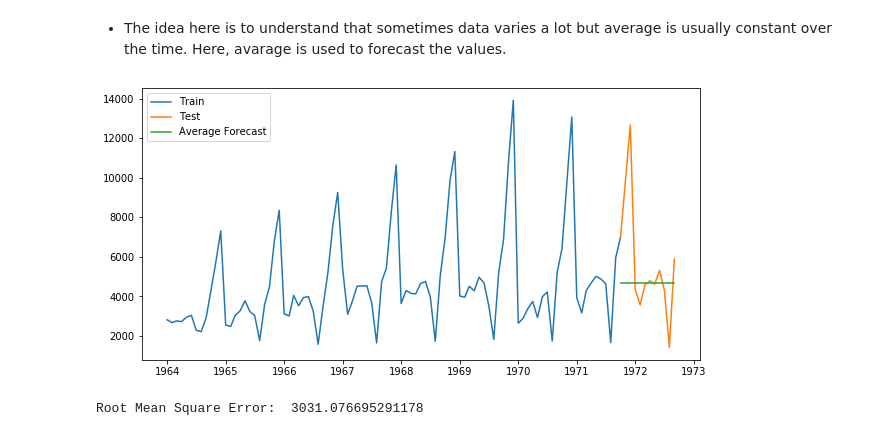
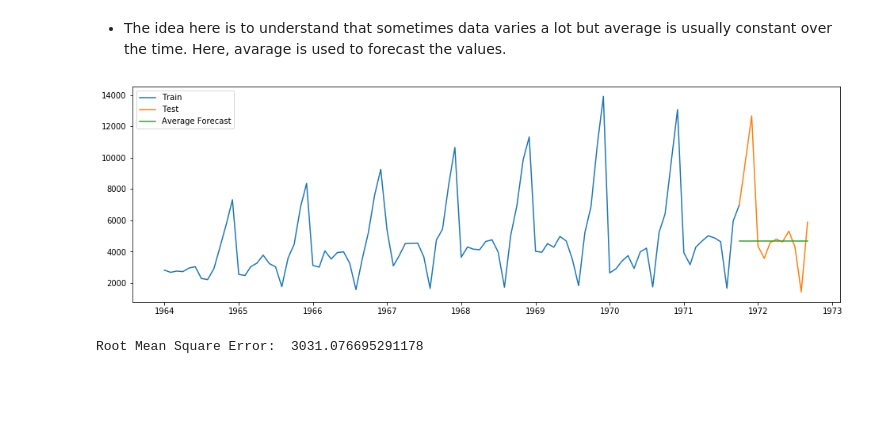
Before and after one commit to yashkanakia/Python, a Jupyter notebook: Time Series Analysis/Champagne_Sales_Forecasting/TimeSeries_ChampagneDataset.ipynb, the cells around one changed output. Cells and saved outputs as stored; diff of their text form; code cells hidden in the pictures; blank space fills up the shorter version.

```diff
--- a/Time Series Analysis/Champagne_Sales_Forecasting/TimeSeries_ChampagneDataset.ipynb
+++ b/Time Series Analysis/Champagne_Sales_Forecasting/TimeSeries_ChampagneDataset.ipynb
@@ -116,14 +126,14 @@ Root Mean Square Error:  3130.3344203668294
 # %%
 y_hat_avg = test.copy()
 y_hat_avg['avg_forecast'] = train['Sales'].mean()
-plt.figure(figsize=(10,5))
+plt.figure(figsize=(16,5))
 plt.plot(train['Sales'], label='Train')
 plt.plot(test['Sales'], label='Test')
 plt.plot(y_hat_avg['avg_forecast'], label='Average Forecast')
 plt.legend(loc='best')
 plt.show()
 # %% [output]
-[figure, old version]
+[figure, new version]
 # %%
 rms = sqrt(mean_squared_error(test.Sales, y_hat_avg.avg_forecast))
 print("Root Mean Square Error: ",rms)
```
Also changed, not shown: parts of 42 cells of this notebook.
